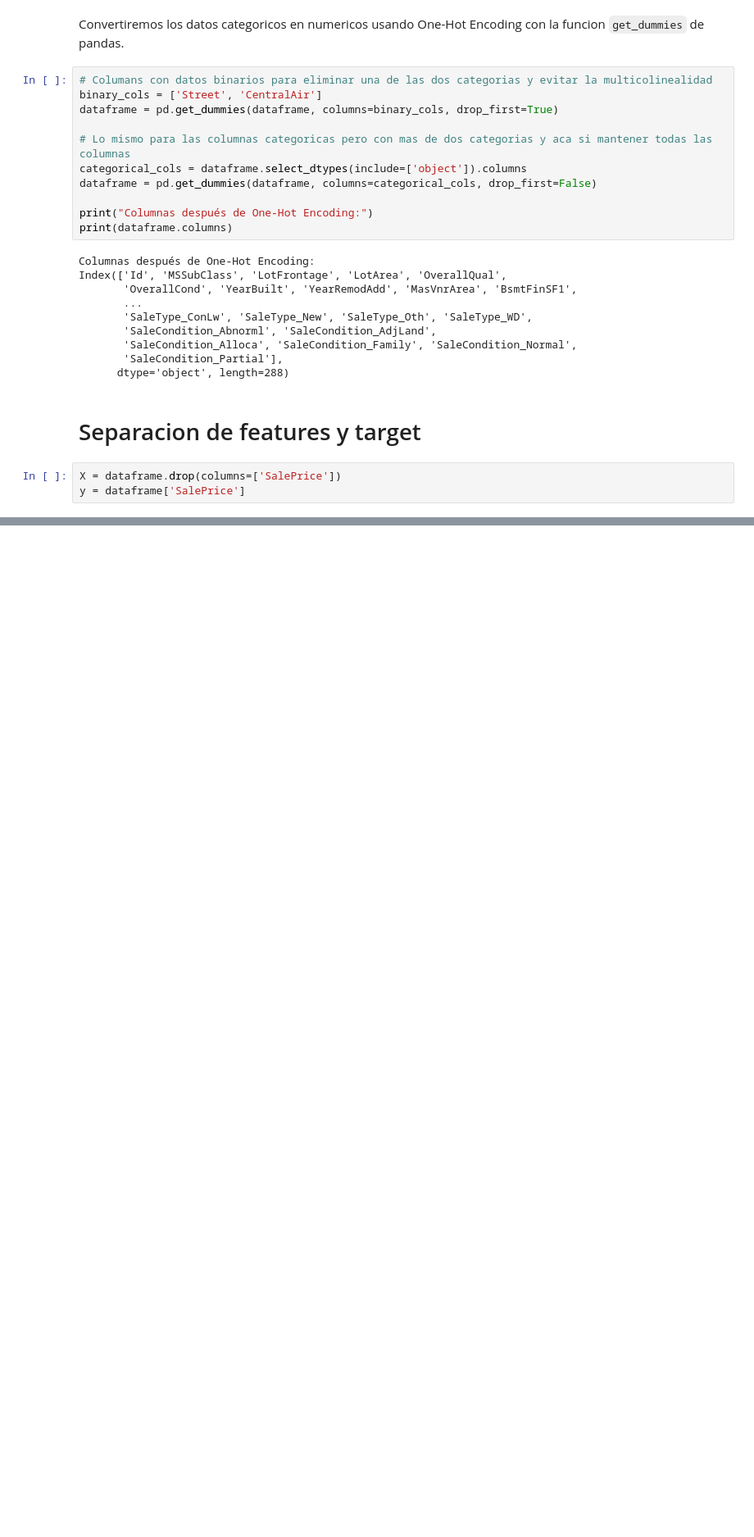
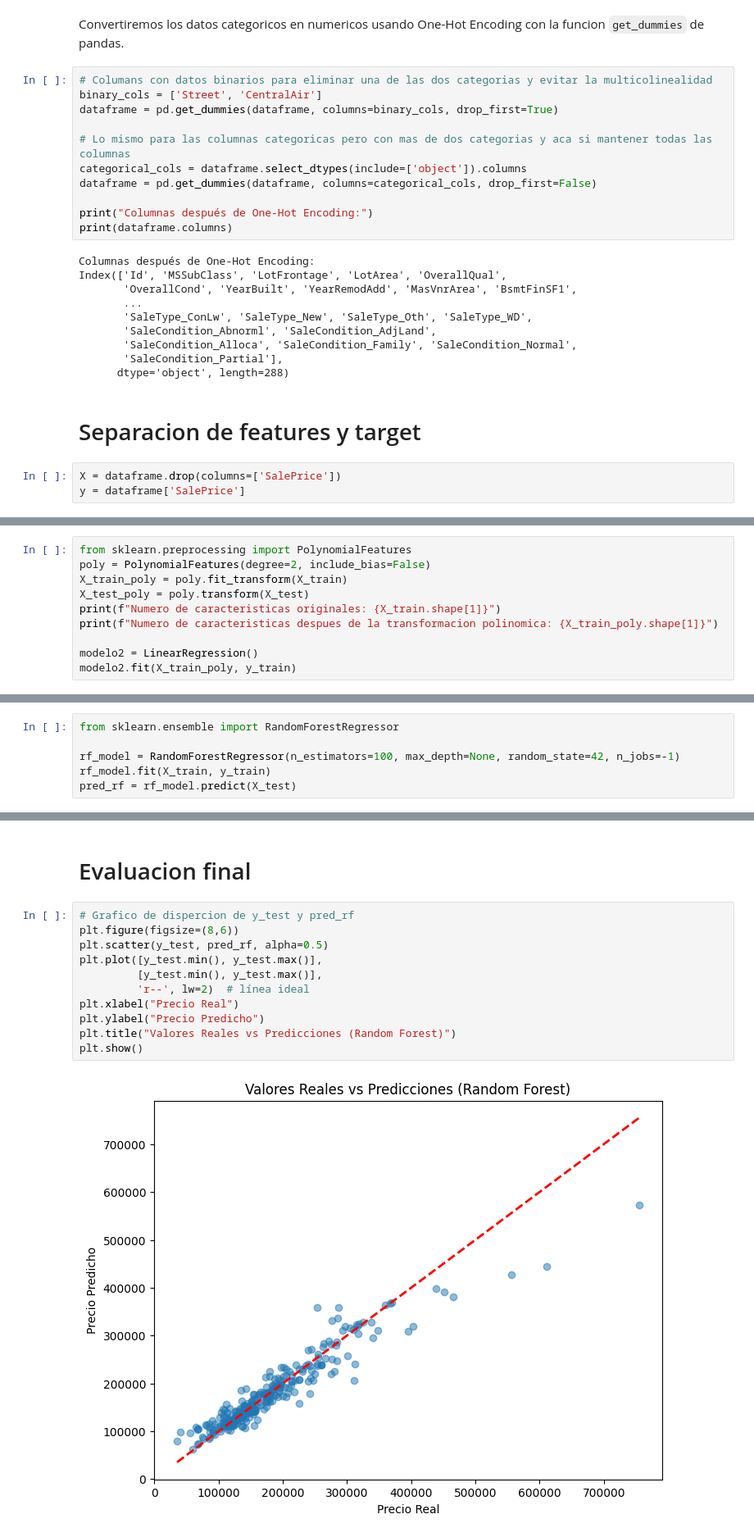
Before and after one commit to HenryD11703/prediccion-casas, a Jupyter notebook: notebooks/01_exploracion_y_preprocesamiento.ipynb, the cells around one changed output, grey strips where cells are left out. Shown at 82% size. Saved outputs shown, nothing was run; the diff lists cells and outputs as text; blank space fills up the shorter version.

```diff
--- a/notebooks/01_exploracion_y_preprocesamiento.ipynb
+++ b/notebooks/01_exploracion_y_preprocesamiento.ipynb
@@ -171,0 +264,10 @@ y = dataframe['SalePrice']
+# %%
+from sklearn.preprocessing import PolynomialFeatures
+poly = PolynomialFeatures(degree=2, include_bias=False)
+X_train_poly = poly.fit_transform(X_train)
+X_test_poly = poly.transform(X_test)
+print(f"Numero de caracteristicas originales: {X_train.shape[1]}")
+print(f"Numero de caracteristicas despues de la transformacion polinomica: {X_train_poly.shape[1]}")
+
+modelo2 = LinearRegression()
+modelo2.fit(X_train_poly, y_train)
@@ -171,0 +302,6 @@ y = dataframe['SalePrice']
+# %%
+from sklearn.ensemble import RandomForestRegressor
+
+rf_model = RandomForestRegressor(n_estimators=100, max_depth=None, random_state=42, n_jobs=-1)
+rf_model.fit(X_train, y_train)
+pred_rf = rf_model.predict(X_test)
@@ -171,0 +330,15 @@ y = dataframe['SalePrice']
+# %% [markdown]
+# Evaluacion final
+# %%
+# Grafico de dispercion de y_test y pred_rf
+plt.figure(figsize=(8,6))
+plt.scatter(y_test, pred_rf, alpha=0.5)
+plt.plot([y_test.min(), y_test.max()],
+         [y_test.min(), y_test.max()],
+         'r--', lw=2)  # línea ideal
+plt.xlabel("Precio Real")
+plt.ylabel("Precio Predicho")
+plt.title("Valores Reales vs Predicciones (Random Forest)")
+plt.show()
+# %% [output]
+[figure, added]
```
Also changed, not shown: parts of 26 cells of this notebook.
